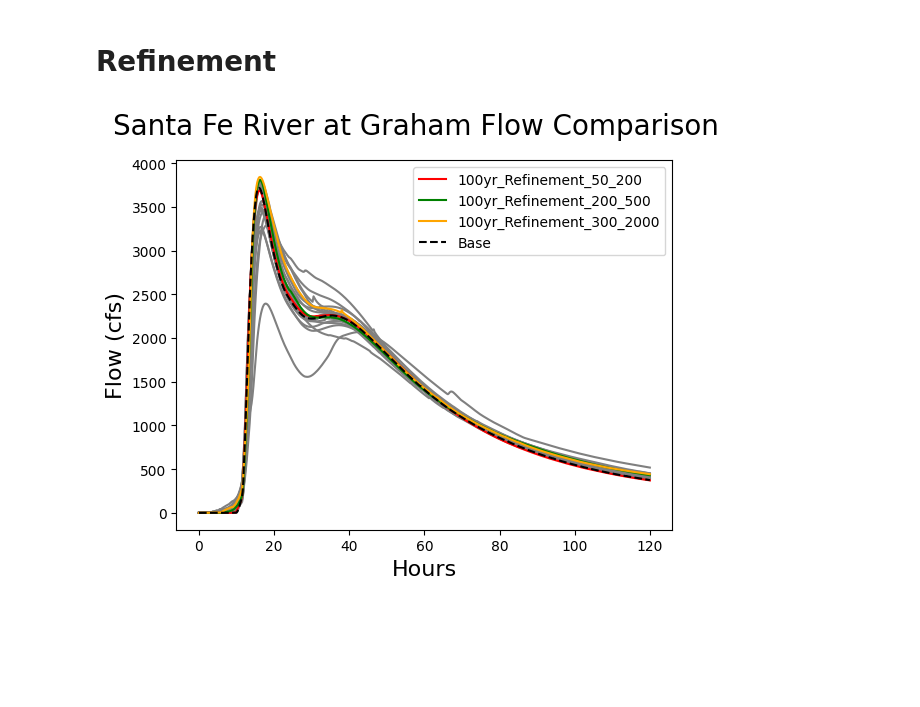
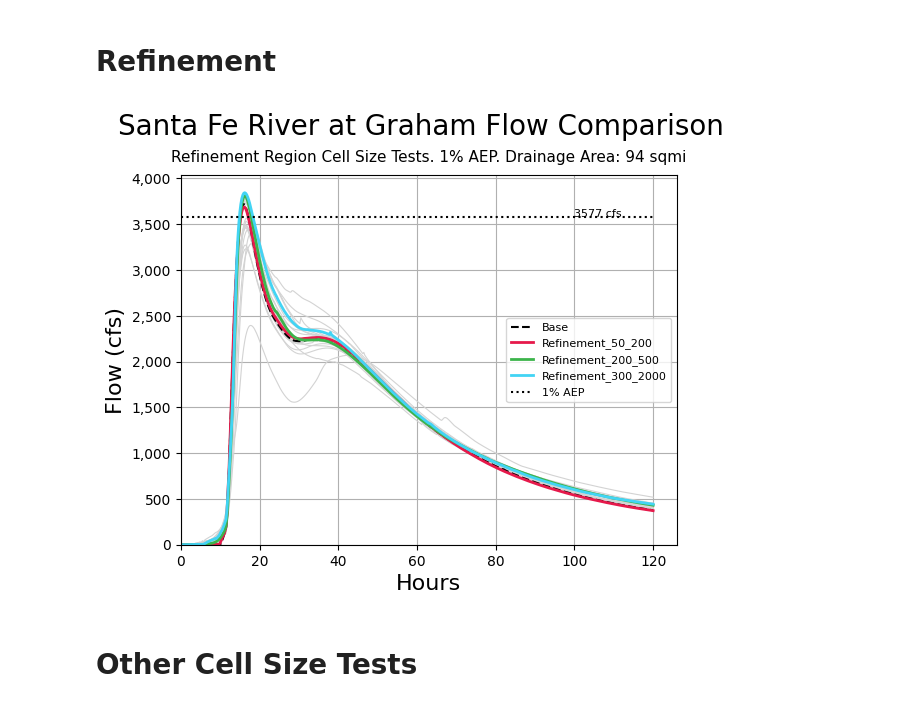
Before and after one commit to leelum1/hydrology, a Jupyter notebook: HydrographPlots/SantaFe_Hydrographs_csv.ipynb, the cells around one changed output. Cells and saved outputs as stored; diff of their text form; code cells hidden in the pictures; blank space fills up the shorter version.

```diff
--- a/HydrographPlots/SantaFe_Hydrographs_csv.ipynb
+++ b/HydrographPlots/SantaFe_Hydrographs_csv.ipynb
@@ -38,5 +37,5 @@ The csv is created directly from the DSS file. Use the Tabulate in MS Excel tool
 # %%
-csv = r".\\SantaFeRiver_Graham.csv"
+csv = r".\\Data\SantaFeRiver_Graham.csv"
 df = pd.read_csv(csv, header=4, skiprows=[5,6], nrows=481)
 df.rename(columns={"F": "Ordinate", "Unnamed: 1":"Datetime"}, inplace=True)
 df.head()
@@ -81,3 +79,12 @@ colors = ['red', 'green', 'orange', 'blue', 'yellow', 'purple']
+# %%
+figure_title = 'Santa Fe River at Graham Flow Comparison'
+# %%
+# Add 1% AEP flow from gage analysis at Graham
+df['Gage'] = 3577
+# %%
+# https://sashamaps.net/docs/resources/20-colors/
+# The Base scenario is black and all other scenarios are grey
+colors = ['#e6194B', '#3cb44b', '#42d4f4', '#f032e6', '#f58231', '#ffe119', '#bfef45', '#4363d8', '#911eb4']
 # %% [markdown]
 # Single Size Cells
 # %%
@@ -110,27 +172,44 @@ plt.show()
 # %% [markdown]
 # Refinement
 # %%
-count = 0
+count = 0   # Used to cycle to colors list to highlight scenarios
 
 fig = plt.figure()
-fig.suptitle('Santa Fe River at Graham Flow Comparison', fontsize=20)
+fig.suptitle(figure_title, y=1.01, fontsize=20)
+plt.title("Refinement Region Cell Size Tests. 1% AEP. Drainage Area: 94 sqmi", fontsize=11, pad=10)
 plt.xlabel('Hours', fontsize=16)
 plt.ylabel('Flow (cfs)', fontsize=16)
 
+# All other scenarios plotted as grey lines
 for sc in scenarios:
     if 'Refinement' not in sc:
-        plt.plot('Hours', sc, data=df, linestyle='-', color='grey', label='')
+        plt.plot('Hours', sc, data=df, linestyle='-', linewidth=0.8, color='lightgrey', label='')
 
-# To plot on top of other lines
+# The Base hydrograph
+plt.plot('Hours', "100yr_Base", data=df, linestyle='--', color='black', label='Base')
+
+# To plot the scenarios of interest on top of other lines
 for sc in scenarios:
     if 'Refinement' in sc:
-        plt.plot('Hours', sc, data=df, linestyle='-', color=colors[count], label=sc)
+        plt.plot('Hours', sc, data=df, linestyle='-', linewidth=2, color=colors[count], label=sc.replace("100yr_", ""))
         count += 1
 
-plt.plot('Hours', "100yr_Base", data=df, linestyle='--', color='black', label='Base')
+# The 1% AEP value
+plt.plot('Hours', "Gage", data=df, linestyle=':', color='black', label='1% AEP')
+plt.text(100, df['Gage'].max()+10, "3577 cfs", fontsize=8)
 
-plt.legend()
-plt.savefig('Figures/Refinement.png')
+# Add thousand separator comma
+plt.gca().yaxis.set_major_formatter(plt.matplotlib.ticker.StrMethodFormatter('{x:,.0f}'))
+
+# Set axes to start in bottom left corner
+plt.xlim(left=0)
+plt.ylim(bottom=0)
+
+plt.grid()
+plt.legend(prop={'size': 8})
+plt.savefig('Figures/SantaFe_Graham_Refinement.png', bbox_inches='tight')
 plt.show()
 # %% [output]
-[figure, old version]
+[figure, new version]
+# %% [markdown]
+# Other Cell Size Tests
```
Also changed, not shown: parts of 26 cells of this notebook, 3 other files.
